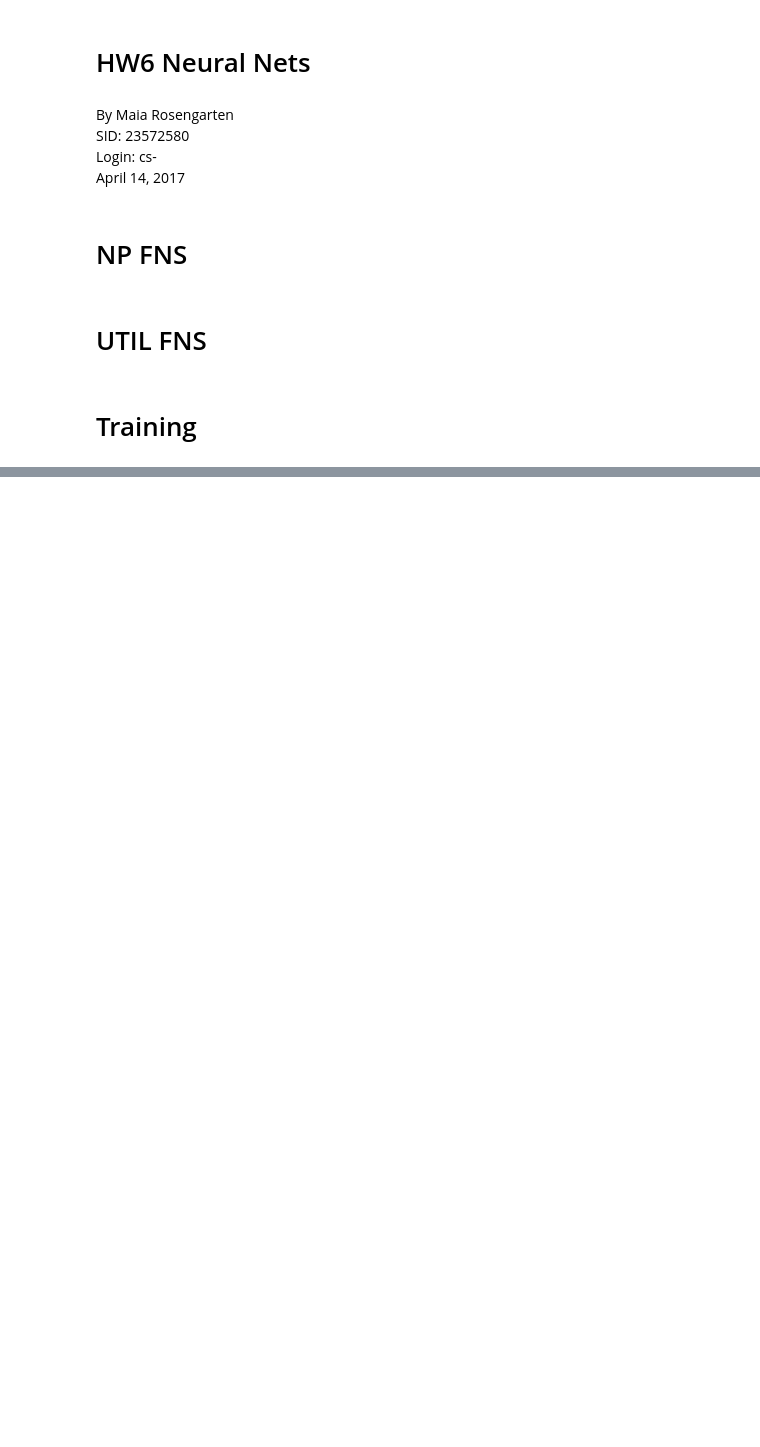
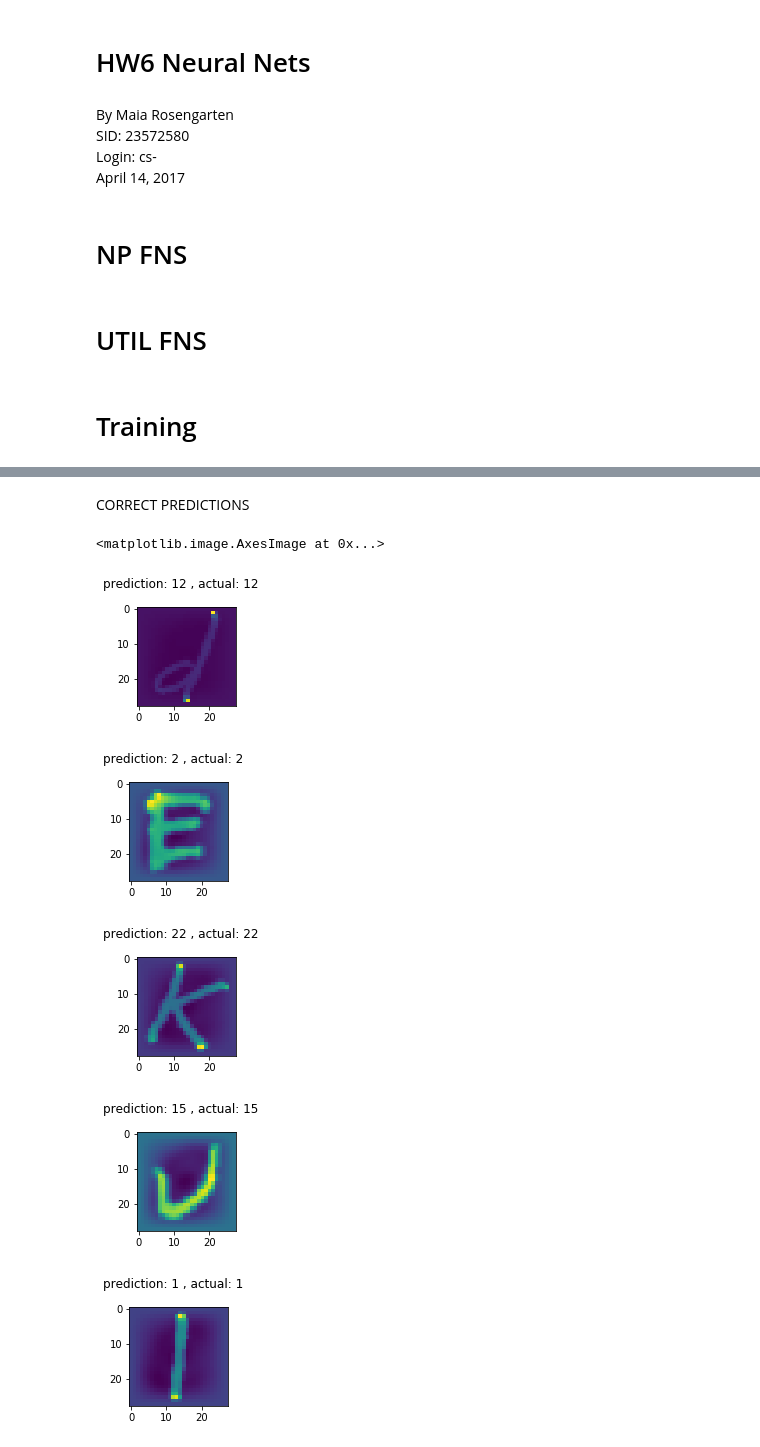
Before and after one commit to maialena/CS189-Machine_Learning, a Jupyter notebook: HW6/189_HW6_NeuralNets.ipynb, the cells around one changed output, grey strips where cells are left out. Saved outputs shown, nothing was run; the diff lists cells and outputs as text; code cells hidden in the pictures; blank space fills up the shorter version.

```diff
--- a/HW6/189_HW6_NeuralNets.ipynb
+++ b/HW6/189_HW6_NeuralNets.ipynb
@@ -364,0 +388,45 @@ accuracy
+# %%
+correctIndices = []
+incorrectIndices = []
+for i in range(len(predictions)):
+    if len(correctIndices)==5 and len(incorrectIndices)==5:
+        print('hi')
+        break
+    if (predictions[i]==valid_y[i]):
+        correctIndices.append(i)
+    else:
+        incorrectIndices.append(i)
+# %% [markdown]
+CORRECT PREDICTIONS
+# %%
+fig = plt.figure(1)
+fig.suptitle('prediction: ' + str(predictions[correctIndices[0]]) + " , actual: " + str(valid_y[correctIndices[0]][0]))
+plt.subplot(211)
+plt.imshow(net.X[correctIndices[0], :-1].reshape(28,28))
+
+fig = plt.figure(2)
+fig.suptitle('prediction: ' + str(predictions[correctIndices[1]]) + " , actual: " + str(valid_y[correctIndices[1]][0]))
+plt.subplot(211)
+plt.imshow(net.X[correctIndices[1], :-1].reshape(28,28))
+
+fig = plt.figure(3)
+fig.suptitle('prediction: ' + str(predictions[correctIndices[2]]) + " , actual: " + str(valid_y[correctIndices[2]][0]))
+plt.subplot(211)
+plt.imshow(net.X[correctIndices[2], :-1].reshape(28,28))
+
+fig = plt.figure(4)
+fig.suptitle('prediction: ' + str(predictions[correctIndices[3]]) + " , actual: " + str(valid_y[correctIndices[3]][0]))
+plt.subplot(211)
+plt.imshow(net.X[correctIndices[3], :-1].reshape(28,28))
+
+fig = plt.figure(5)
+fig.suptitle('prediction: ' + str(predictions[correctIndices[4]]) + " , actual: " + str(valid_y[correctIndices[4]][0]))
+plt.subplot(211)
+plt.imshow(net.X[correctIndices[4], :-1].reshape(28,28))
+# %% [output]
+<matplotlib.image.AxesImage at 0x...>
+[figure, added]
+[figure, added]
+[figure, added]
+[figure, added]
+[figure, added]
```
Also changed, not shown: parts of 27 cells of this notebook.
